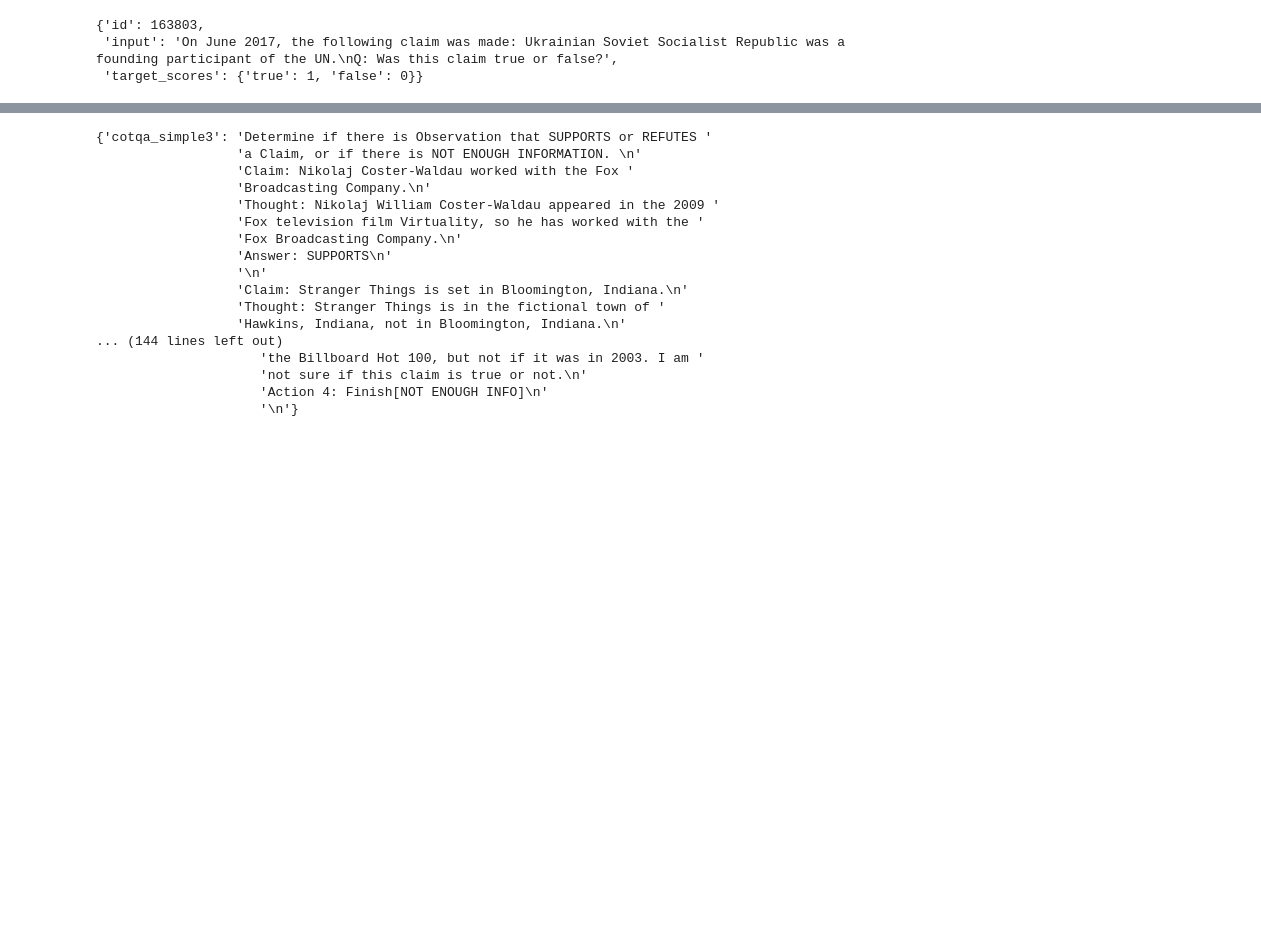
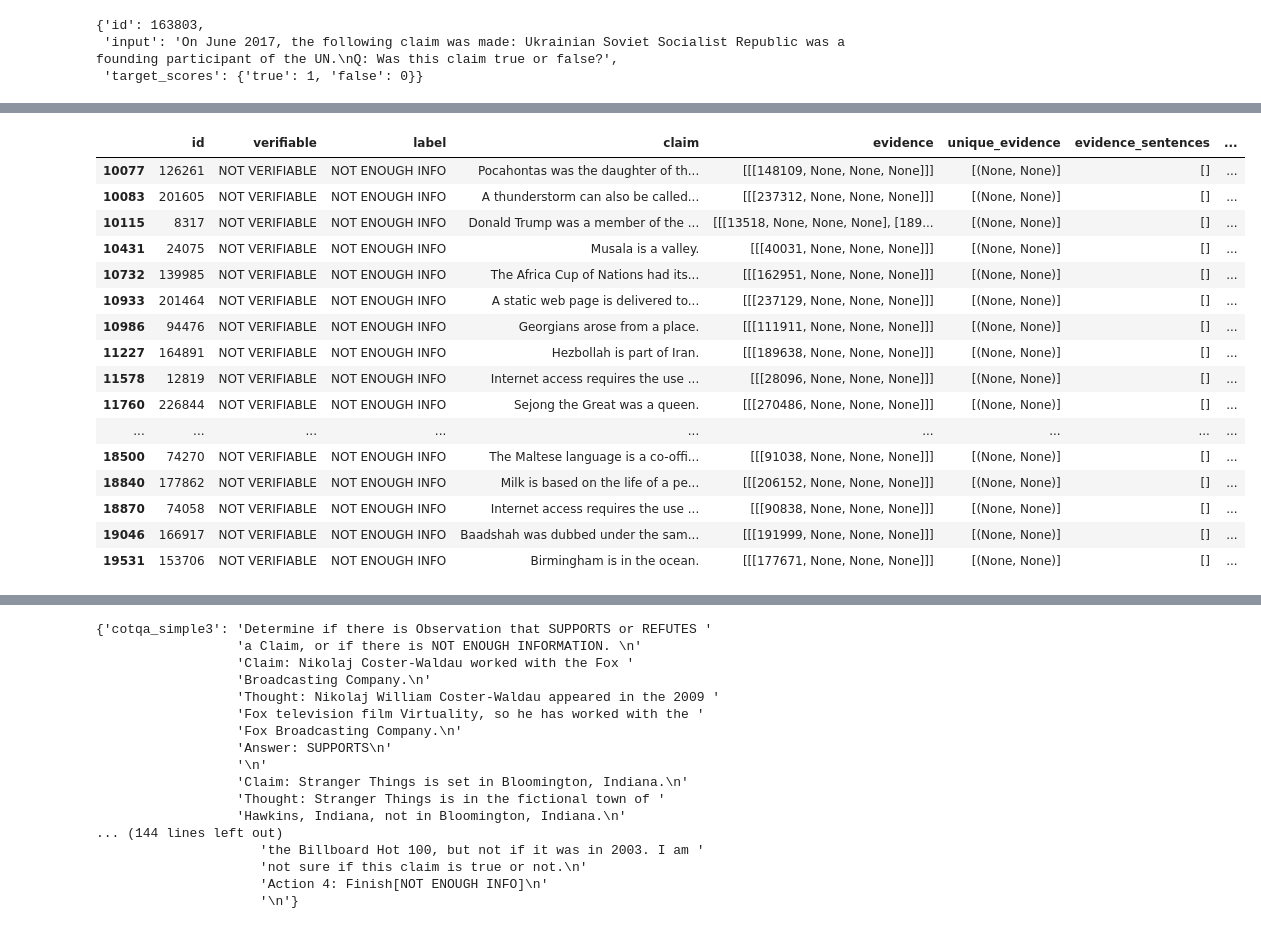
Before and after one commit to IBM/prompt-declaration-language, a Jupyter notebook: fever.ipynb, the cells around one changed output, grey strips where cells are left out. Cells and saved outputs as stored; diff of their text form; code cells hidden in the pictures; blank space fills up the shorter version.

```diff
--- a/fever.ipynb
+++ b/fever.ipynb
@@ -319,0 +656,2 @@ df = pd.read_json("shared_task_dev.jsonl", lines=True)
+# %%
+bigbench = pd.DataFrame.from_records(js["examples"])
@@ -319,0 +666,4 @@ df = pd.read_json("shared_task_dev.jsonl", lines=True)
+# %%
+df["claim_in_bigbench"] = df["claim"].apply(lambda x: bigbench.input.str.contains(x).any())#any(x in y["input"] for y in js["examples"]))
+# %%
+df["evidence_sentence_count"] = df["evidence_sentences"].map(lambda x: len(x))
@@ -319,0 +707,2 @@ df = pd.read_json("shared_task_dev.jsonl", lines=True)
+# %%
+df = df.set_index("id")
@@ -319,0 +841,20 @@ df = pd.read_json("shared_task_dev.jsonl", lines=True)
+# %%
+df[(df.verifiable != "VERIFIABLE") & (df["claim_in_bigbench"] == True)]
+# %% [output]
+|  | id | verifiable | label | claim | evidence | unique_evidence | evidence_sentences | ... |
+| 10077 | 126261 | NOT VERIFIABLE | NOT ENOUGH INFO | Pocahontas was the daughter of th... | [[[148109, None, None, None]]] | [(None, None)] | [] | ... |
+| 10083 | 201605 | NOT VERIFIABLE | NOT ENOUGH INFO | A thunderstorm can also be called... | [[[237312, None, None, None]]] | [(None, None)] | [] | ... |
+| 10115 | 8317 | NOT VERIFIABLE | NOT ENOUGH INFO | Donald Trump was a member of the ... | [[[13518, None, None, None], [189... | [(None, None)] | [] | ... |
+| 10431 | 24075 | NOT VERIFIABLE | NOT ENOUGH INFO | Musala is a valley. | [[[40031, None, None, None]]] | [(None, None)] | [] | ... |
+| 10732 | 139985 | NOT VERIFIABLE | NOT ENOUGH INFO | The Africa Cup of Nations had its... | [[[162951, None, None, None]]] | [(None, None)] | [] | ... |
+| 10933 | 201464 | NOT VERIFIABLE | NOT ENOUGH INFO | A static web page is delivered to... | [[[237129, None, None, None]]] | [(None, None)] | [] | ... |
+| 10986 | 94476 | NOT VERIFIABLE | NOT ENOUGH INFO | Georgians arose from a place. | [[[111911, None, None, None]]] | [(None, None)] | [] | ... |
+| 11227 | 164891 | NOT VERIFIABLE | NOT ENOUGH INFO | Hezbollah is part of Iran. | [[[189638, None, None, None]]] | [(None, None)] | [] | ... |
+| 11578 | 12819 | NOT VERIFIABLE | NOT ENOUGH INFO | Internet access requires the use ... | [[[28096, None, None, None]]] | [(None, None)] | [] | ... |
+| 11760 | 226844 | NOT VERIFIABLE | NOT ENOUGH INFO | Sejong the Great was a queen. | [[[270486, None, None, None]]] | [(None, None)] | [] | ... |
+| ... | ... | ... | ... | ... | ... | ... | ... | ... |
+| 18500 | 74270 | NOT VERIFIABLE | NOT ENOUGH INFO | The Maltese language is a co-offi... | [[[91038, None, None, None]]] | [(None, None)] | [] | ... |
+| 18840 | 177862 | NOT VERIFIABLE | NOT ENOUGH INFO | Milk is based on the life of a pe... | [[[206152, None, None, None]]] | [(None, None)] | [] | ... |
+| 18870 | 74058 | NOT VERIFIABLE | NOT ENOUGH INFO | Internet access requires the use ... | [[[90838, None, None, None]]] | [(None, None)] | [] | ... |
+| 19046 | 166917 | NOT VERIFIABLE | NOT ENOUGH INFO | Baadshah was dubbed under the sam... | [[[191999, None, None, None]]] | [(None, None)] | [] | ... |
+| 19531 | 153706 | NOT VERIFIABLE | NOT ENOUGH INFO | Birmingham is in the ocean. | [[[177671, None, None, None]]] | [(None, None)] | [] | ... |
```
Also changed, not shown: parts of 84 cells of this notebook, 25 other files.
